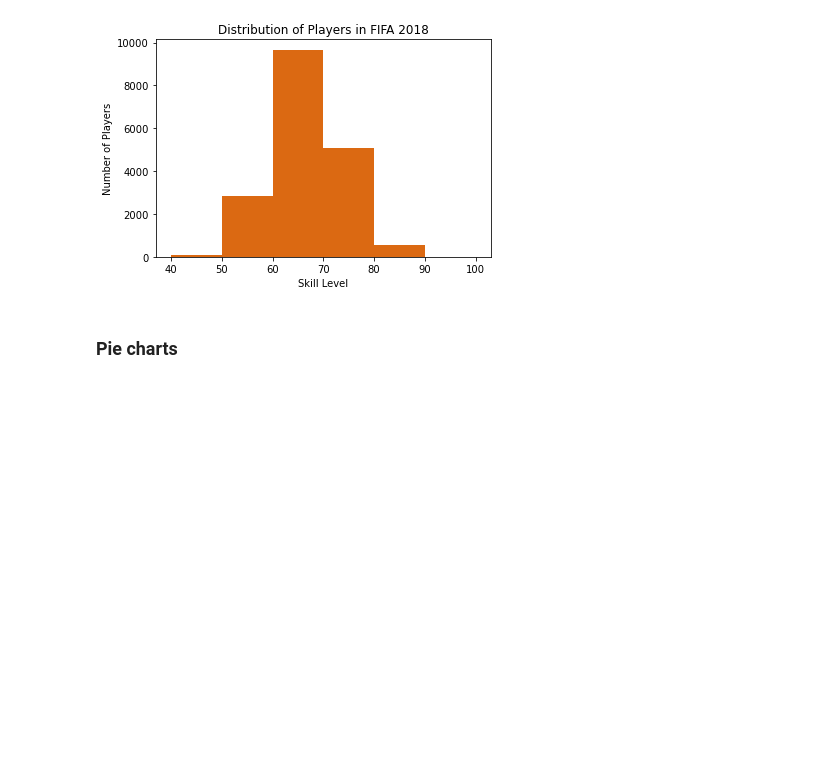
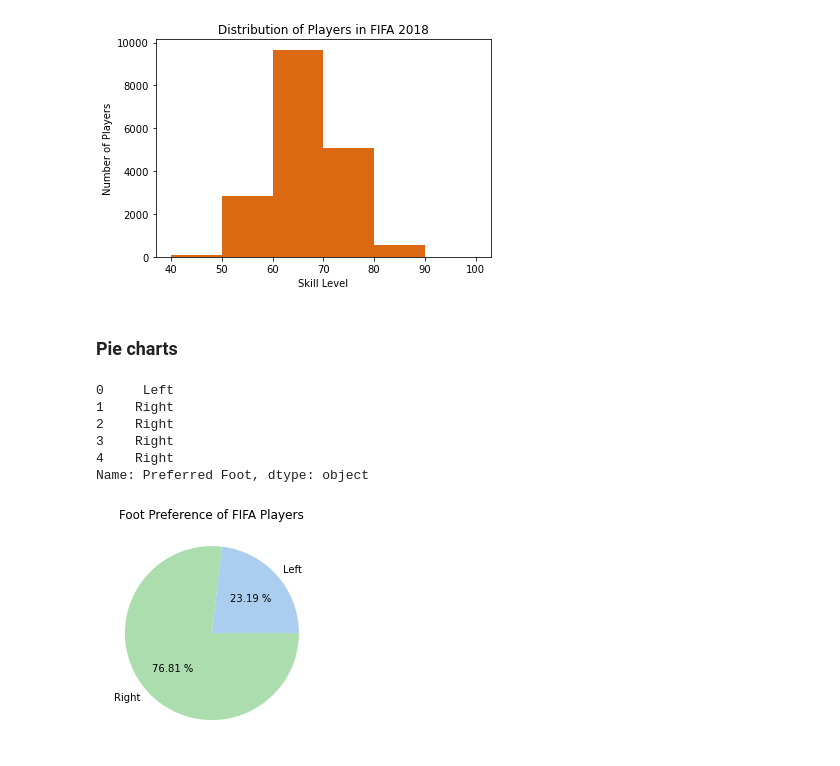
Before and after one commit to Adithya2441/AI-ML-Practice, a Jupyter notebook: AI ML WS/MatPlotLib/Matplotlib.ipynb, the cells around one changed output. Drawn from its saved outputs; the diff is of its cells as text; code cells hidden in the pictures; blank space fills up the shorter version.

Commit message:
Pie and Box Plots

```diff
--- a/AI ML WS/MatPlotLib/Matplotlib.ipynb
+++ b/AI ML WS/MatPlotLib/Matplotlib.ipynb
@@ -398,3 +398,29 @@ plt.show() #players in 90 to 100 range are present but are very less
 [figure]
 # %% [markdown]
 ### Pie charts
+# %%
+fifa['Preferred Foot'].head(5)
+# %% [output]
+0     Left
+1    Right
+2    Right
+3    Right
+4    Right
+Name: Preferred Foot, dtype: object
+# %%
+left = fifa.loc[fifa['Preferred Foot']=='Left'].count()[0]
+right = fifa.loc[fifa['Preferred Foot']=='Right'].count()[0]
+#get the count of all the player with left and right foot
+
+labels = ['Left','Right'] #pass the labels as a list
+colors = ['#abcdef','#abddae']
+
+plt.pie([left,right],labels=labels,colors=colors,autopct='%.2f %%')
+#autopct gives the percent of each part or slice in pie chart
+#use %% to display the percentage at the end of each value in the pie chart
+
+plt.title('Foot Preference of FIFA Players')
+
+plt.show()
+# %% [output]
+[figure, added]
```
Also changed, not shown: parts of 6 cells of this notebook.
